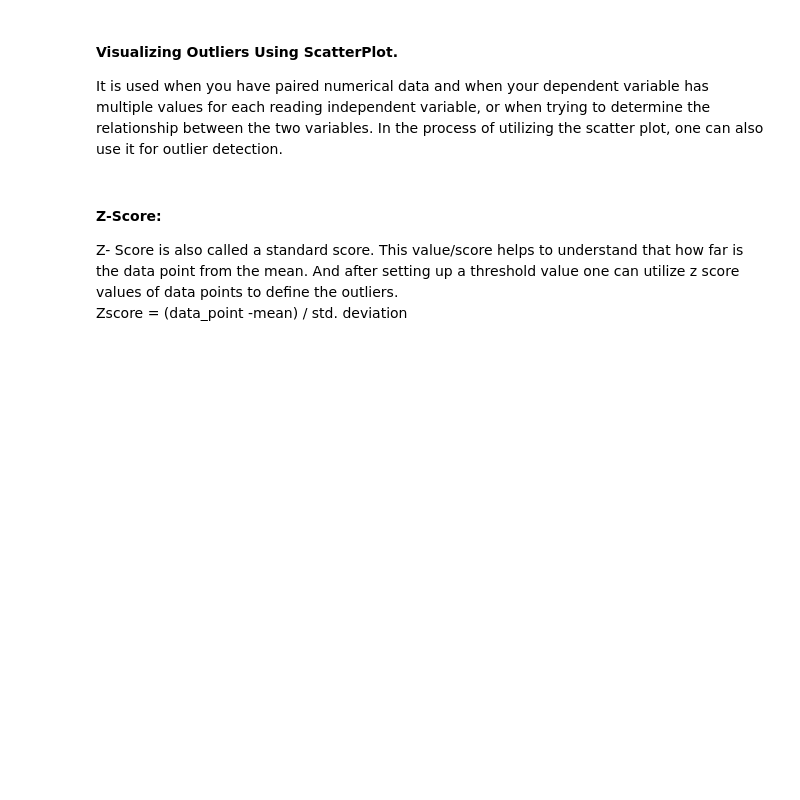
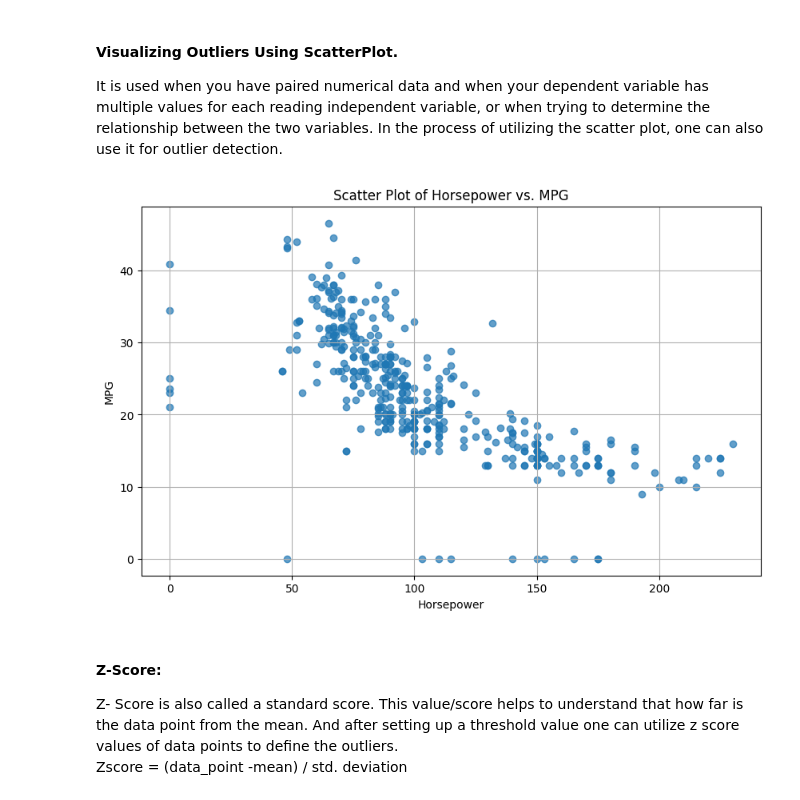
Before and after one commit to KapilBhardwaj2702/PROG8245, a Jupyter notebook: Lab4/week5Lab.ipynb, the cells around one changed output. Drawn from its saved outputs; the diff is of its cells as text; code cells hidden in the pictures; blank space fills up the shorter version.

```diff
--- a/Lab4/week5Lab.ipynb
+++ b/Lab4/week5Lab.ipynb
@@ -400,6 +559,19 @@ It captures the summary of the data effectively and efficiently with only a simp
 #### Visualizing Outliers Using ScatterPlot.
 
 It is used when you have paired numerical data and when your dependent variable has multiple values for each reading independent variable, or when trying to determine the relationship between the two variables. In the process of utilizing the scatter plot, one can also use it for outlier detection.
+# %%
+import matplotlib.pyplot as plt
+
+# Scatter plot to visualize the relationship between 'Horsepower' and 'MPG'
+plt.figure(figsize=(10, 6))
+plt.scatter(df_cars['Horsepower'], df_cars['MPG'], alpha=0.7)
+plt.title('Scatter Plot of Horsepower vs. MPG')
+plt.xlabel('Horsepower')
+plt.ylabel('MPG')
+plt.grid(True)
+plt.show()
+# %% [output]
+[figure, added]
 # %% [markdown]
 #### Z-Score:
 Z- Score is also called a standard score. This value/score helps to understand that how far is the data point from the mean. And after setting up a threshold value one can utilize z score values of data points to define the outliers.
```
Also changed, not shown: parts of 23 cells of this notebook.
